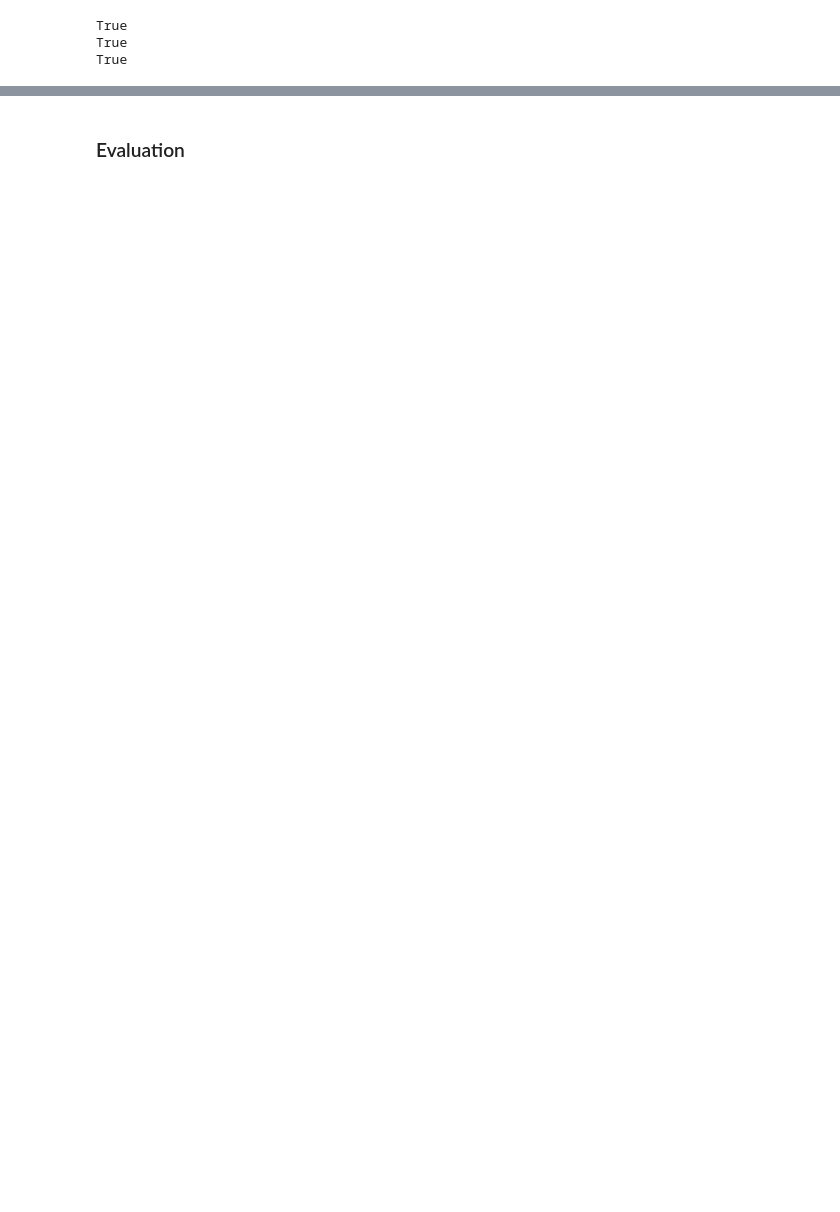
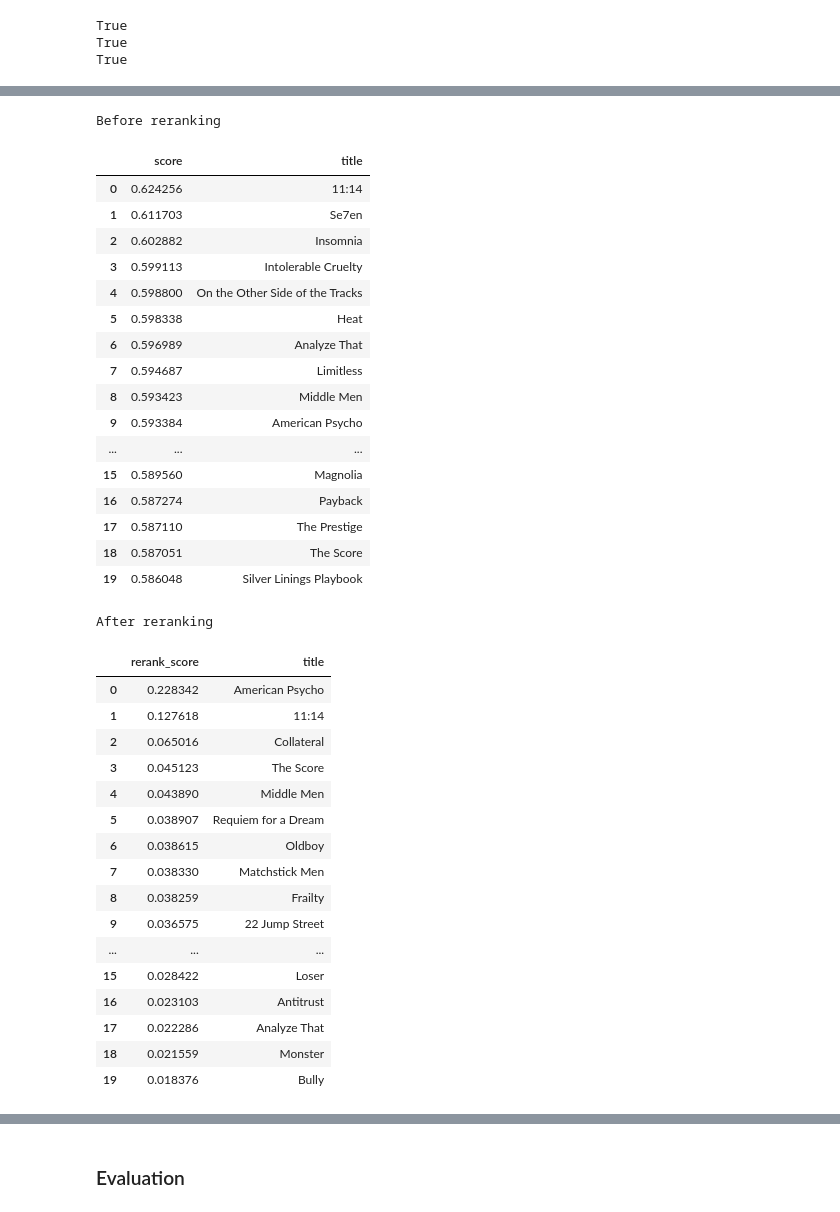
Before and after one commit to arodzina/TACD_project, a Jupyter notebook: data_preparation.ipynb, the cells around one changed output, grey strips where cells are left out. Cells and saved outputs as stored; diff of their text form; code cells hidden in the pictures; blank space fills up the shorter version.

```diff
--- a/data_preparation.ipynb
+++ b/data_preparation.ipynb
@@ -4558,0 +4581,17 @@ def generate_answer(session_summary, retrieved_df, prompt_fn=build_prompt_struct
+# %%
+# Pick a user from probe_implicit_train
+test_user = probe_implicit_train['userId'].iloc[0]
+print(f"Testing with user: {test_user}")
+
+# Check how many movies they have in merged
+session = get_user_session(test_user, probe_implicit_train, merged)
+print(f"Session length: {len(session)} movies")
+
+# Check approximate token count before sending
+prompt = build_session_prompt_explicit(session)
+print(f"Approx prompt tokens: {len(prompt) // 4}")
+
+# Run summarisation
+print("\nSummary (Explicit prompt)")
+summary = summarise_session(test_user, probe_implicit_train, merged,
+                            prompt_fn=build_session_prompt_explicit)
@@ -4558,0 +4612,4 @@ def generate_answer(session_summary, retrieved_df, prompt_fn=build_prompt_struct
+# %%
+print("\nSummary (CoT prompt)")
+summary = summarise_session(test_user, probe_implicit_train, merged,
+                            prompt_fn=build_session_prompt_cot)
@@ -4558,0 +4619,3 @@ def generate_answer(session_summary, retrieved_df, prompt_fn=build_prompt_struct
+# %%
+retrieved = retrieve(summary, k=100)
+retrieved[["score", "title", "movieId"]]
@@ -4558,0 +4636,45 @@ def generate_answer(session_summary, retrieved_df, prompt_fn=build_prompt_struct
+# %%
+reranked = rerank(summary, retrieved, top_n=20)
+
+print("Before reranking")
+display(retrieved[["score", "title"]].head(20))
+
+print("After reranking")
+display(reranked[["rerank_score", "title"]])
+# %% [output]
+Before reranking
+|  | score | title |
+| 0 | 0.624256 | 11:14 |
+| 1 | 0.611703 | Se7en |
+| 2 | 0.602882 | Insomnia |
+| 3 | 0.599113 | Intolerable Cruelty |
+| 4 | 0.598800 | On the Other Side of the Tracks |
+| 5 | 0.598338 | Heat |
+| 6 | 0.596989 | Analyze That |
+| 7 | 0.594687 | Limitless |
+| 8 | 0.593423 | Middle Men |
+| 9 | 0.593384 | American Psycho |
+| ... | ... | ... |
+| 15 | 0.589560 | Magnolia |
+| 16 | 0.587274 | Payback |
+| 17 | 0.587110 | The Prestige |
+| 18 | 0.587051 | The Score |
+| 19 | 0.586048 | Silver Linings Playbook |
+After reranking
+|  | rerank_score | title |
+| 0 | 0.228342 | American Psycho |
+| 1 | 0.127618 | 11:14 |
+| 2 | 0.065016 | Collateral |
+| 3 | 0.045123 | The Score |
+| 4 | 0.043890 | Middle Men |
+| 5 | 0.038907 | Requiem for a Dream |
+| 6 | 0.038615 | Oldboy |
+| 7 | 0.038330 | Matchstick Men |
+| 8 | 0.038259 | Frailty |
+| 9 | 0.036575 | 22 Jump Street |
+| ... | ... | ... |
+| 15 | 0.028422 | Loser |
+| 16 | 0.023103 | Antitrust |
+| 17 | 0.022286 | Analyze That |
+| 18 | 0.021559 | Monster |
+| 19 | 0.018376 | Bully |
```
Also changed, not shown: parts of 33 cells of this notebook.
